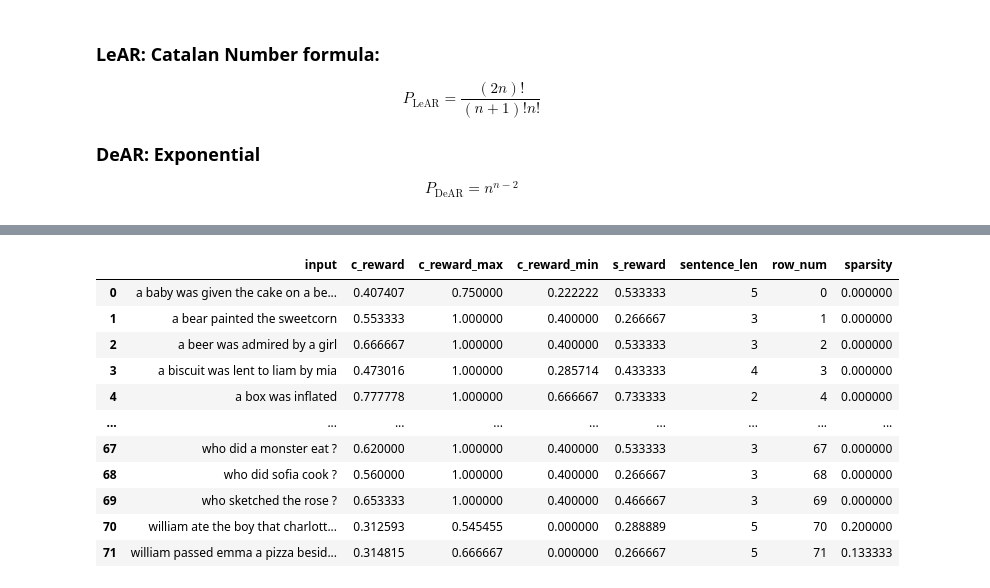
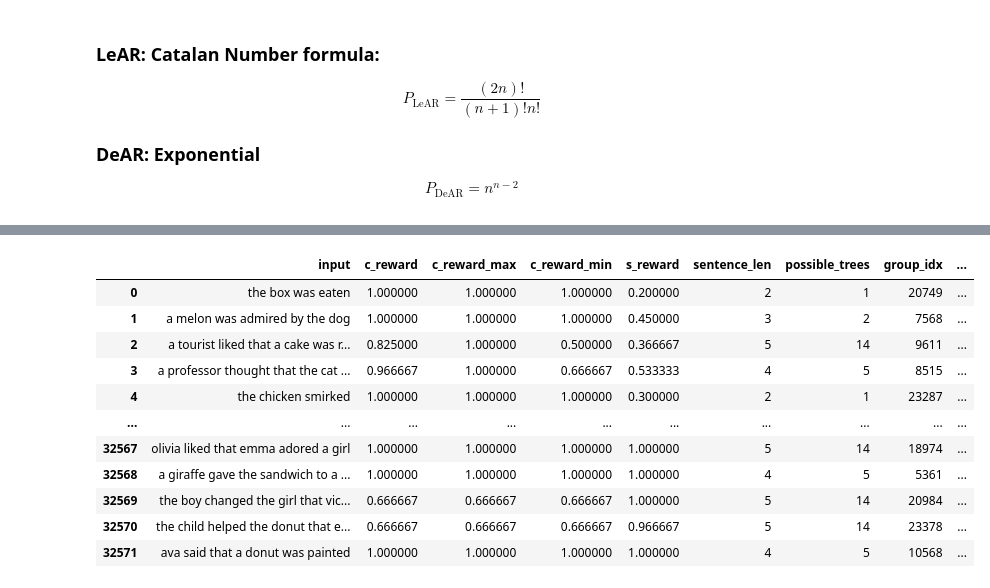
Before and after one commit to JoaquinCardonaRuiz/thesis-compositionality, a Jupyter notebook: ACL/sparsity_test/sparsity.ipynb, the cells around one changed output, grey strips where cells are left out. Saved outputs shown, nothing was run; the diff lists cells and outputs as text; code cells hidden in the pictures.

```diff
--- a/ACL/sparsity_test/sparsity.ipynb
+++ b/ACL/sparsity_test/sparsity.ipynb
@@ -10,9 +12,9 @@ import seaborn as sns
 # - dear = dear_slog_sparsity_test_1_train.tsv
 # each file is one column per line, containing a json object
 
-with open('lear_slog_sparsity_test_2_train.tsv', 'r') as f:
+with open('lear_slog_sparsity_test_3_train.tsv', 'r') as f:
     lear_lines = f.readlines()
-with open('dear_slog_sparsity_test_1_train.tsv', 'r') as f:
+with open('dear_slog_sparsity_test_3_train.tsv', 'r') as f:
     dear_lines = f.readlines()
 
 lear_data = [json.loads(line.replace("'",'"')) for line in lear_lines]
@@ -282,6 +272,6 @@ lear_df.head()
 # %%
-dear_df['possible_trees'] = dear_df['sentence_len'].apply(pos_dear)
-lear_df['possible_trees'] = lear_df['sentence_len'].apply(pos_lear)
+dear_df['possible_trees'] = dear_df['sentence_len'].apply(lambda n: pos_dear[n] if n in pos_dear else None)
+lear_df['possible_trees'] = lear_df['sentence_len'].apply(lambda n: pos_lear[n] if n in pos_lear else None)
 lear_df.head()
 # %% [output]
 |  | input | sentence_len | gold | output | processed_gold | sample_num | composer_output | final_semantic | ... |
@@ -292,0 +305,9 @@ lear_df.head()
+# %%
+def anon_lear_output(s):
+    # outputs look like: [(admire, dog, agent), (admire, melon, recipie...
+    # we need '(admire, dog) (admire, melon)...'
+    arr = [f"({h}, {d})" for h, d, r in s]
+    return ' '.join(sorted(arr))
+
+lear_df['anon_output'] = lear_df['processed_lear_semantic'].apply(anon_lear_output)
+lear_df.tail()
@@ -293,51 +321,81 @@ lear_df.head()
 # %%
 # each value of column "input" has 15 rows, corresponding to each of the monte carlo samples.
-# create a new df that groups by input and averages c_reward results
 
-lear_avg = lear_df.groupby('input').agg({
+
+# Add a group index to preserve original order
+lear_df['group_idx'] = lear_df.groupby('input', sort=True).ngroup()
+dear_df['group_idx'] = dear_df.groupby('input', sort=True).ngroup()
+lear_avg = lear_df.groupby('input', sort=False).agg({
     'c_reward': ['mean', 'max', 'min'],
     's_reward': 'mean',
-    'sentence_len': 'first'
+    'sentence_len': 'first',
+    'possible_trees': 'first',
+    'group_idx': 'first'
 }).reset_index()
-lear_avg.columns = ['input', 'c_reward', 'c_reward_max', 'c_reward_min', 's_reward', 'sentence_len']
+lear_avg.columns = ['input', 'c_reward', 'c_reward_max', 'c_reward_min', 's_reward', 'sentence_len', 'possible_trees', 'group_idx']
 
 dear_avg = dear_df.groupby('input').agg({
     'c_reward': ['mean', 'max', 'min'],
     's_reward': 'mean',
-    'sentence_len': 'first'
+    'sentence_len': 'first',
+    'possible_trees': 'first',
+    'group_idx': 'first'
 }).reset_index()
-dear_avg.columns = ['input', 'c_reward', 'c_reward_max', 'c_reward_min', 's_reward', 'sentence_len']
+dear_avg.columns = ['input', 'c_reward', 'c_reward_max', 'c_reward_min', 's_reward', 'sentence_len', 'possible_trees', 'group_idx']
 
 # add a row_num column to each
 lear_avg['row_num'] = range(len(lear_avg))
 dear_avg['row_num'] = range(len(dear_avg))
 
 # Add "sparsity" field: proportion of c_rewards == 0 for each input group
 
 def calc_sparsity(group):
     return (group['c_reward'] == 0).sum() / len(group)
 
 lear_sparsity = lear_df.groupby('input').apply(calc_sparsity).reset_index(name='sparsity')
 dear_sparsity = dear_df.groupby('input').apply(calc_sparsity).reset_index(name='sparsity')
 
 # Merge sparsity into avg dataframes
 lear_avg = pd.merge(lear_avg, lear_sparsity, on='input')
 dear_avg = pd.merge(dear_avg, dear_sparsity, on='input')
 
-dear_avg
+# 2) compute unique tree counts per input
+lear_diversity = (lear_df
+                  .groupby('input')['anon_output']
+                  .nunique()
+                  .reset_index(name='trees_explored'))
+
+# (fix possible typo in your original code — you used anon_output for dear)
+dear_diversity = (dear_df
+                  .groupby('input')['anon_output']
+                  .nunique()
+                  .reset_index(name='trees_explored'))
 
 
-dear_avg
+
+# optional: fraction of samples that are unique (out of 15)
+lear_diversity['diversity'] = lear_diversity['trees_explored'] / 15
+dear_diversity['diversity'] = dear_diversity['trees_explored'] / 15
+
+# 3) merge WITH lear_avg (do NOT divide series from different frames by position)
+lear_avg = pd.merge(lear_avg, lear_diversity, on='input', how='left')
+dear_avg = pd.merge(dear_avg, dear_diversity, on='input', how='left')
+
+# 4) compute proportion relative to possible_trees, guard divide-by-zero
+lear_avg['prop'] = lear_avg['trees_explored'] / lear_avg['possible_trees'].replace({0: np.nan})
+dear_avg['prop'] = dear_avg['trees_explored'] / dear_avg['possible_trees'].replace({0: np.nan})
+
+lear_avg
 # %% [output]
-|  | input | c_reward | c_reward_max | c_reward_min | s_reward | sentence_len | row_num | sparsity |
-| 0 | a baby was given the cake on a be... | 0.407407 | 0.750000 | 0.222222 | 0.533333 | 5 | 0 | 0.000000 |
-| 1 | a bear painted the sweetcorn | 0.553333 | 1.000000 | 0.400000 | 0.266667 | 3 | 1 | 0.000000 |
-| 2 | a beer was admired by a girl | 0.666667 | 1.000000 | 0.400000 | 0.533333 | 3 | 2 | 0.000000 |
-| 3 | a biscuit was lent to liam by mia | 0.473016 | 1.000000 | 0.285714 | 0.433333 | 4 | 3 | 0.000000 |
-| 4 | a box was inflated | 0.777778 | 1.000000 | 0.666667 | 0.733333 | 2 | 4 | 0.000000 |
-| ... | ... | ... | ... | ... | ... | ... | ... | ... |
-| 67 | who did a monster eat ? | 0.620000 | 1.000000 | 0.400000 | 0.533333 | 3 | 67 | 0.000000 |
-| 68 | who did sofia cook ? | 0.560000 | 1.000000 | 0.400000 | 0.266667 | 3 | 68 | 0.000000 |
-| 69 | who sketched the rose ? | 0.653333 | 1.000000 | 0.400000 | 0.466667 | 3 | 69 | 0.000000 |
-| 70 | william ate the boy that charlott... | 0.312593 | 0.545455 | 0.000000 | 0.288889 | 5 | 70 | 0.200000 |
-| 71 | william passed emma a pizza besid... | 0.314815 | 0.666667 | 0.000000 | 0.266667 | 5 | 71 | 0.133333 |
+|  | input | c_reward | c_reward_max | c_reward_min | s_reward | sentence_len | possible_trees | group_idx | ... |
+| 0 | the box was eaten | 1.000000 | 1.000000 | 1.000000 | 0.200000 | 2 | 1 | 20749 | ... |
+| 1 | a melon was admired by the dog | 1.000000 | 1.000000 | 1.000000 | 0.450000 | 3 | 2 | 7568 | ... |
+| 2 | a tourist liked that a cake was r... | 0.825000 | 1.000000 | 0.500000 | 0.366667 | 5 | 14 | 9611 | ... |
+| 3 | a professor thought that the cat ... | 0.966667 | 1.000000 | 0.666667 | 0.533333 | 4 | 5 | 8515 | ... |
+| 4 | the chicken smirked | 1.000000 | 1.000000 | 1.000000 | 0.300000 | 2 | 1 | 23287 | ... |
+| ... | ... | ... | ... | ... | ... | ... | ... | ... | ... |
+| 32567 | olivia liked that emma adored a girl | 1.000000 | 1.000000 | 1.000000 | 1.000000 | 5 | 14 | 18974 | ... |
+| 32568 | a giraffe gave the sandwich to a ... | 1.000000 | 1.000000 | 1.000000 | 1.000000 | 4 | 5 | 5361 | ... |
+| 32569 | the boy changed the girl that vic... | 0.666667 | 0.666667 | 0.666667 | 1.000000 | 5 | 14 | 20984 | ... |
+| 32570 | the child helped the donut that e... | 0.666667 | 0.666667 | 0.666667 | 0.966667 | 5 | 14 | 23378 | ... |
+| 32571 | ava said that a donut was painted | 1.000000 | 1.000000 | 1.000000 | 1.000000 | 4 | 5 | 10568 | ... |
```
Also changed, not shown: parts of 31 cells of this notebook, 4 other files.
